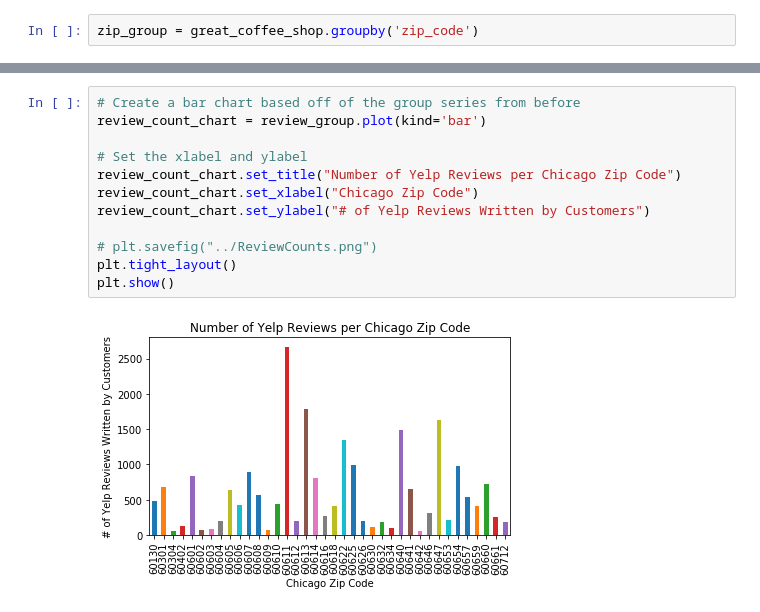
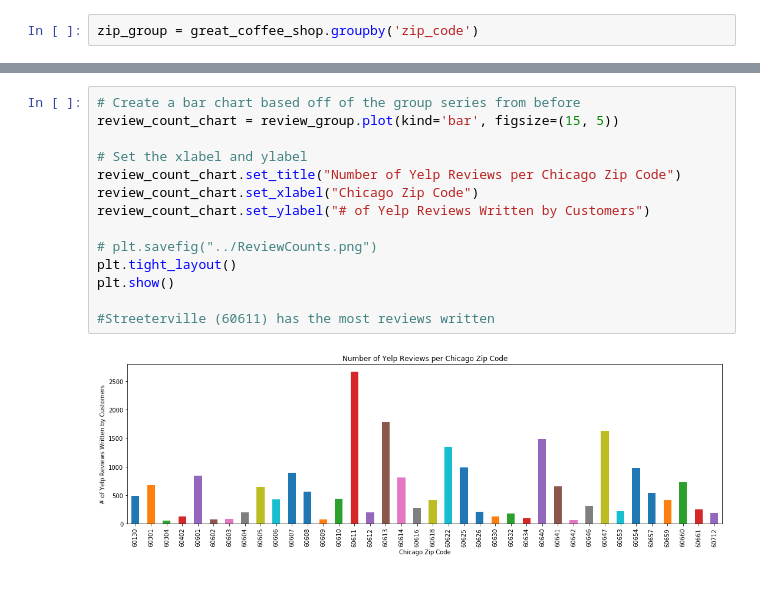
Before and after one commit to prathyushachalla/FindMyCoffeewithGIS, a Jupyter notebook: Xuan_testing-Copy1_KB.ipynb, the cells around one changed output, grey strips where cells are left out. Saved outputs shown, nothing was run; the diff lists cells and outputs as text.

Commit message:
fixed bar chart size

```diff
--- a/Xuan_testing-Copy1_KB.ipynb
+++ b/Xuan_testing-Copy1_KB.ipynb
@@ -491,15 +491,17 @@ zip_code
 Name: review_count, dtype: int64
 # %%
 # Create a bar chart based off of the group series from before
-review_count_chart = review_group.plot(kind='bar')
+review_count_chart = review_group.plot(kind='bar', figsize=(15, 5))
 
 # Set the xlabel and ylabel
 review_count_chart.set_title("Number of Yelp Reviews per Chicago Zip Code")
 review_count_chart.set_xlabel("Chicago Zip Code")
 review_count_chart.set_ylabel("# of Yelp Reviews Written by Customers")
 
 # plt.savefig("../ReviewCounts.png")
 plt.tight_layout()
 plt.show()
+
+#Streeterville (60611) has the most reviews written
 # %% [output]
-[figure, old version]
+[figure, new version]
```
